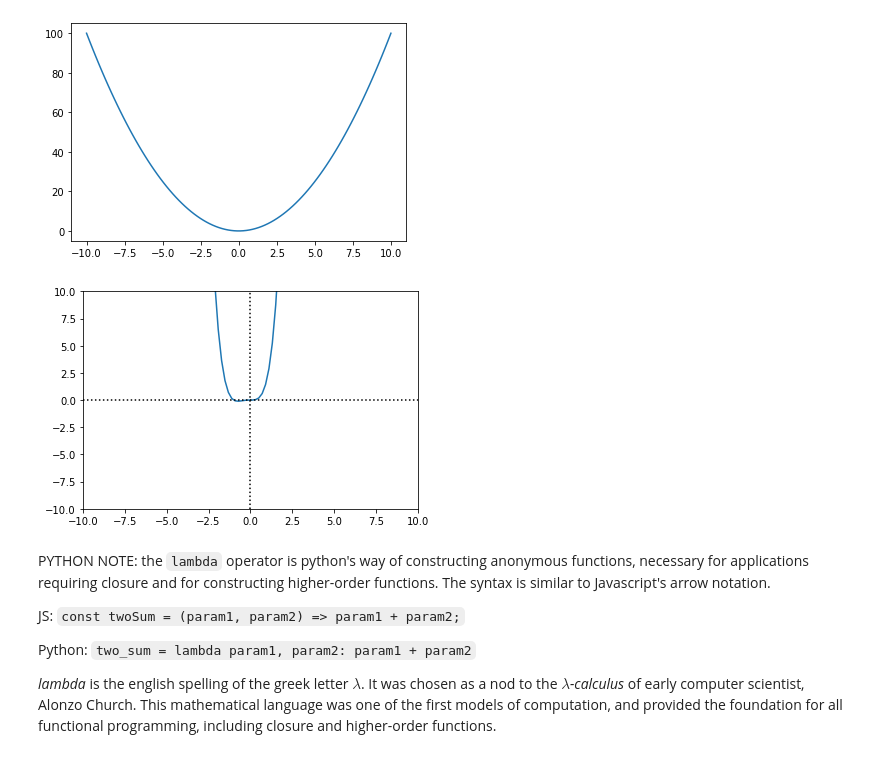
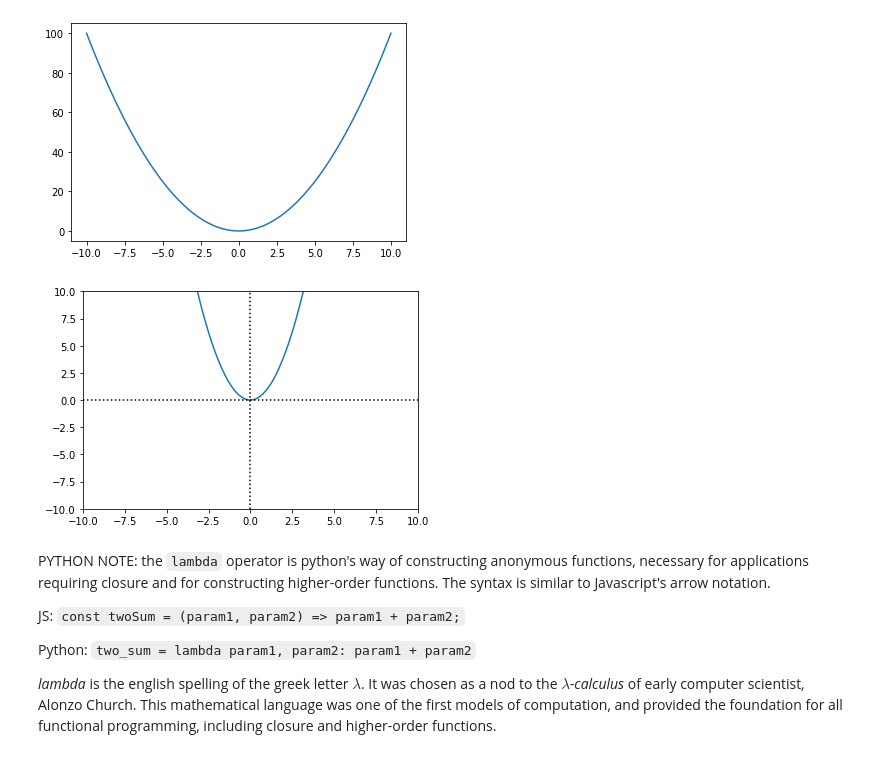
Before and after one commit to spencerWyman/linear_regression_tutorial, a Jupyter notebook: Linear Regression Tutorial.ipynb, the cells around one changed output. Saved outputs shown, nothing was run; the diff lists cells and outputs as text; code cells hidden in the pictures.

```diff
--- a/Linear Regression Tutorial.ipynb
+++ b/Linear Regression Tutorial.ipynb
@@ -88,34 +88,34 @@ def graph(func, start=-10, stop=10, smoothness=20, linalg=False):
 # %%
 # automate the creation of points for easy graphing later on
 # the 'linalg' parameter is specifically for graphing lines using linear algebraic input
 # This one is for building graphs with a passed in axes object
 
 def graph_ax(func, axes, start=-10, stop=10, smoothness=20, linalg=False):
     x = np.linspace(start, stop, smoothness)
     if linalg:
         x_prime = np.reshape(x, (smoothness, 1))
         ones = np.ones((smoothness, 1))
         x_prime = np.append(x_prime, ones, axis=1)
         y = func(x_prime)
     else:
         y = func(x)
     axes.plot(x, y)
     axes.plot(np.linspace(-10, 10, 30), 30*[0], "k-", linestyle = ":")
     axes.plot(30*[0], np.linspace(-10, 10, 30), "k-", linestyle = ":")
     plt.ylim((-10, 10))
     plt.xlim((-10, 10))
 
 def make_axes(figsize=None):
     fig = plt.figure(figsize=figsize)
     ax = fig.add_subplot(111)
     return [fig, ax]
 
 
 _, ax = make_axes()
 
-graph_ax(lambda x: x**4 + x **3, ax, smoothness=100)
+graph_ax(lambda x: x**2, ax, smoothness=100)
 # %% [output]
-[figure, old version]
+[figure, new version]
 # %% [markdown]
 PYTHON NOTE: the `lambda` operator is python's way of constructing anonymous functions, necessary for applications requiring closure and for constructing higher-order functions. The syntax is similar to Javascript's arrow notation.
 
```
Also changed, not shown: parts of 3 cells of this notebook.
